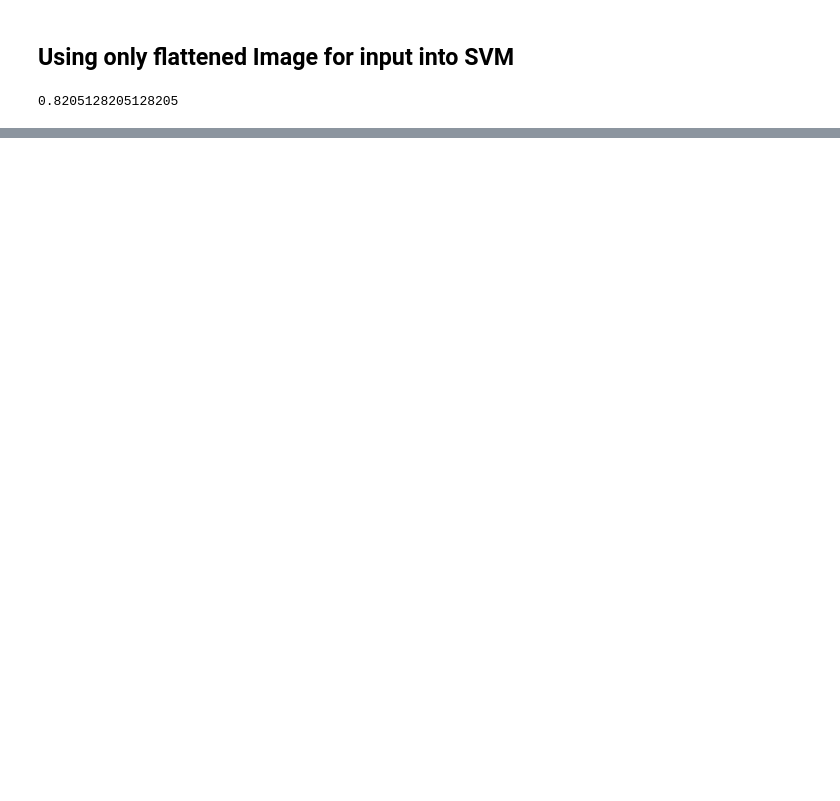
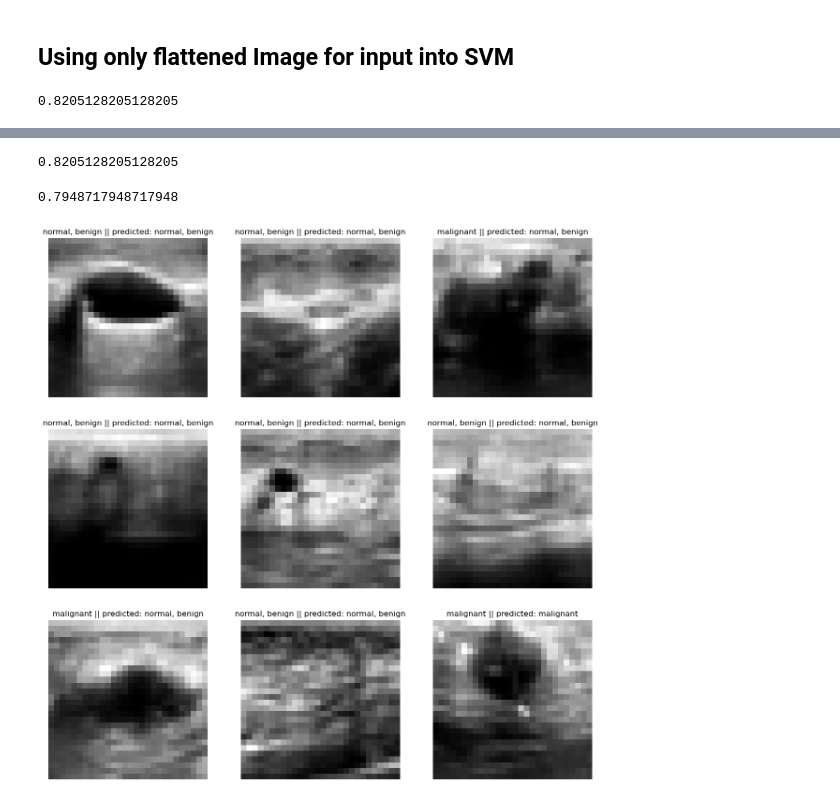
Before and after one commit to alvin-jqh/AMLS_assignment24_25, a Jupyter notebook: A/svm_ker.ipynb, the cells around one changed output, grey strips where cells are left out. Saved outputs shown, nothing was run; the diff lists cells and outputs as text; code cells hidden in the pictures; blank space fills up the shorter version.

Commit message:
added hog feature extraction

```diff
--- a/A/svm_ker.ipynb
+++ b/A/svm_ker.ipynb
@@ -87,0 +97,64 @@ plt.show
+# %%
+from skimage.feature import hog
+
+
+def extract_hog_feats(images):
+    features = []
+
+    for image in images:
+        fd = hog(
+            image,
+            orientations=8,
+            pixels_per_cell=(4, 4),
+            cells_per_block=(1, 1),
+            visualize=False,
+            channel_axis=None,
+        )
+
+        features.append(fd)
+
+    features = np.array(features)
+
+    return features
+
+train_features = extract_hog_feats(train_images)
+
+feat_clf = svm.SVC()
+feat_clf.fit(train_features, train_labels)
+
+val_features = extract_hog_feats(val_images)
+feat_val_accuracy = feat_clf.score(val_features, val_labels)
+print(feat_val_accuracy)
+# %% [output]
+0.8205128205128205
+# %%
+figure2 = plt.figure(figsize=(15, 15))
+
+for i in range(1, 9 + 1):
+    sample_id = random.randint(0, test_images.shape[0])
+    image = test_images[sample_id]
+    label = test_labels[sample_id]
+
+    fd= hog(
+            image,
+            orientations=8,
+            pixels_per_cell=(4, 4),
+            cells_per_block=(1, 1),
+            visualize=False,
+            channel_axis=None,
+        )
+
+    prediction = feat_clf.predict(fd.reshape(1, -1)).item()
+
+    figure2.add_subplot(3, 3, i)
+    plt.title(f"{labels_map[label]} || predicted: {labels_map[prediction]}")
+    plt.axis("off")
+    plt.imshow(image.squeeze(), cmap="gray")
+
+plt.show
+
+test_accuracy = clf.score(test_images_flat, test_labels)
+print(test_accuracy)
+# %% [output]
+0.7948717948717948
+[figure, added]
```
Also changed, not shown: parts of 3 cells of this notebook.
